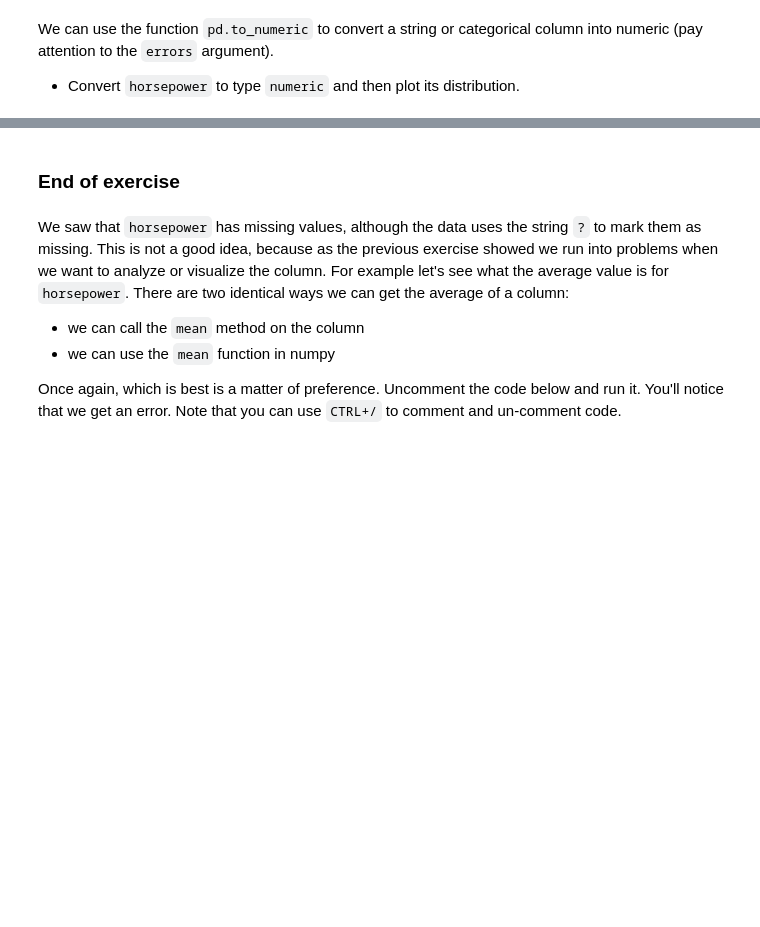
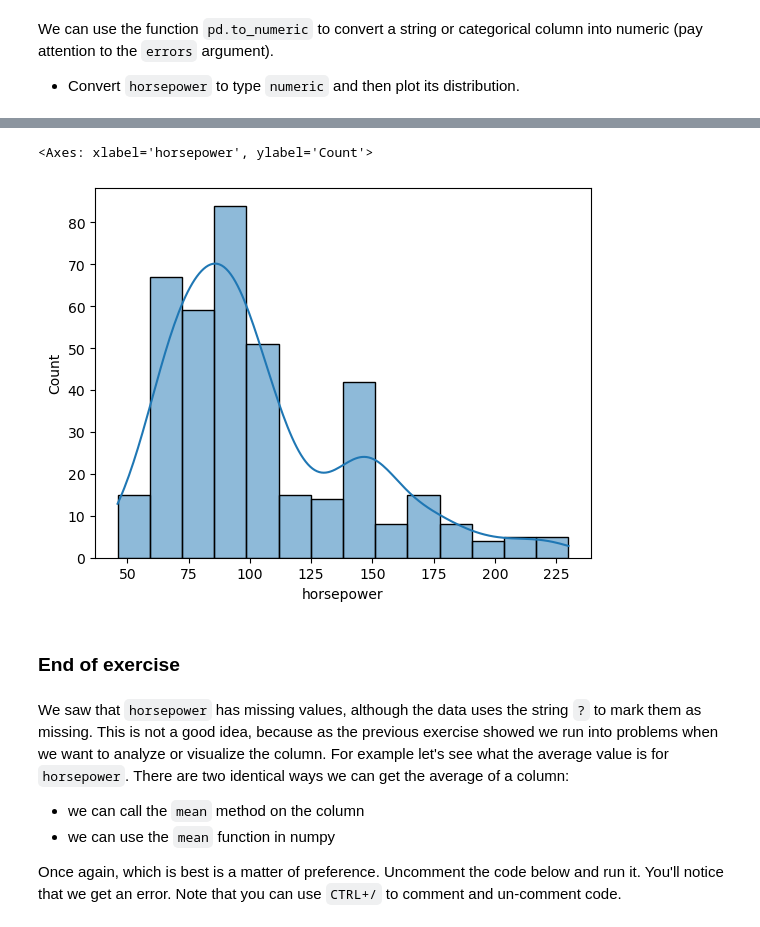
Before and after one commit to darynwhite/DataScienceCert, a Jupyter notebook: Lessons/04/Lesson_04_b_student.ipynb, the cells around one changed output, grey strips where cells are left out. Drawn from its saved outputs; the diff is of its cells as text; code cells hidden in the pictures; blank space fills up the shorter version.

```diff
--- a/Lessons/04/Lesson_04_b_student.ipynb
+++ b/Lessons/04/Lesson_04_b_student.ipynb
@@ -553,3 +573,8 @@ We can use the function `pd.to_numeric` to convert a string or categorical colum
+# %%
+sns.histplot(auto.horsepower, kde=True)
+# %% [output]
+<Axes: xlabel='horsepower', ylabel='Count'>
+[figure, added]
 # %% [markdown]
 ### End of exercise
 # %% [markdown]
```
Also changed, not shown: parts of 8 cells of this notebook, 5 other files.
